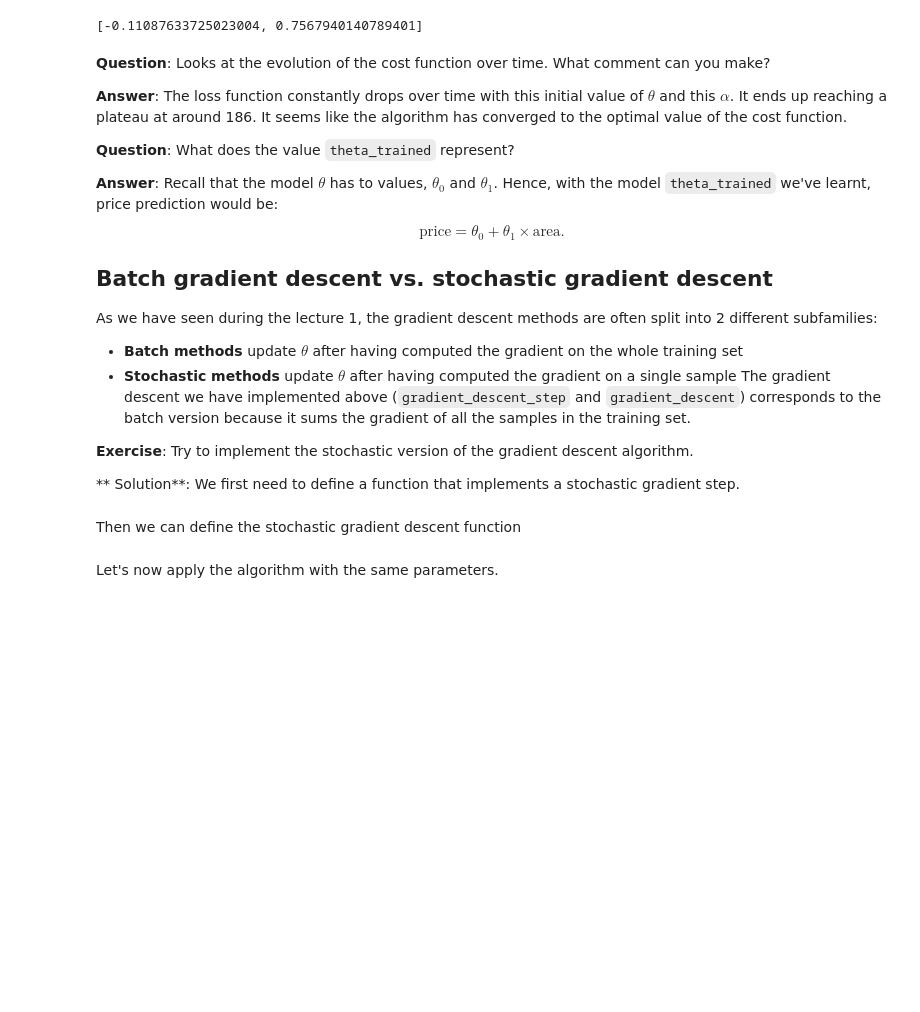
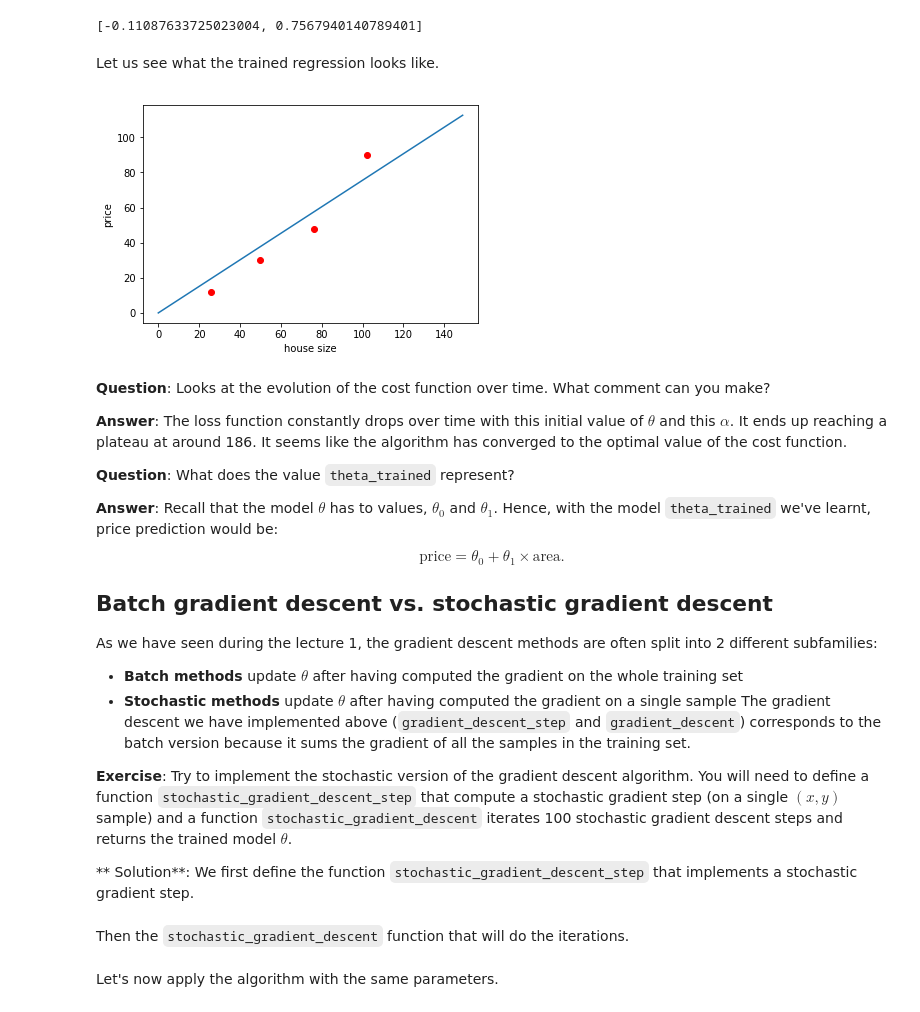
Before and after one commit to azubiolo/lectures, a Jupyter notebook: ml_from_scratch/4_least-squares_continued/least-squares.ipynb, the cells around one changed output. Drawn from its saved outputs; the diff is of its cells as text; code cells hidden in the pictures; blank space fills up the shorter version.

```diff
--- a/ml_from_scratch/4_least-squares_continued/least-squares.ipynb
+++ b/ml_from_scratch/4_least-squares_continued/least-squares.ipynb
@@ -197,6 +210,19 @@ Optimization complete. Final loss = 186.155108016
 theta_trained_gd
 # %% [output]
 [-0.11087633725023004, 0.7567940140789401]
+# %% [markdown]
+Let us see what the trained regression looks like.
+# %%
+houses_sizes = range(150)
+estimated_prices = [theta_trained_gd[0] + house_size * theta_trained_gd[1] for house_size in houses_sizes]
+x1s = [x[1] for x in X]
+plt.plot(houses_sizes, estimated_prices)
+plt.ylabel("price")
+plt.xlabel("house size")
+plt.scatter(x1s, Y, color="red")
+plt.show()
+# %% [output]
+[figure, added]
 # %% [markdown]
 **Question**: Looks at the evolution of the cost function over time. What comment can you make?
 
@@ -213,9 +239,9 @@ As we have seen during the lecture 1, the gradient descent methods are often spl
 - **Stochastic methods** update $\theta$ after having computed the gradient on a single sample
 The gradient descent we have implemented above (`gradient_descent_step` and `gradient_descent`) corresponds to the batch version because it sums the gradient of all the samples in the training set.
 
-**Exercise**: Try to implement the stochastic version of the gradient descent algorithm.
+**Exercise**: Try to implement the stochastic version of the gradient descent algorithm. You will need to define a function `stochastic_gradient_descent_step` that compute a stochastic gradient step (on a single $(x, y)$ sample) and a function `stochastic_gradient_descent` iterates 100 stochastic gradient descent steps and returns the trained model $\theta$.
 
-** Solution**: We first need to define a function that implements a stochastic gradient step.
+** Solution**: We first define the function `stochastic_gradient_descent_step` that implements a stochastic gradient step.
 # %%
 def stochastic_gradient_descent_step(x, y, theta, alpha):
     theta_updated = [0, 0]
@@ -223,8 +249,8 @@ def stochastic_gradient_descent_step(x, y, theta, alpha):
     theta_updated[0] = theta[0] - alpha * grad[0]
     theta_updated[1] = theta[1] - alpha * grad[1]
     return theta_updated
-# %% [markdown]
-Then we can define the stochastic gradient descent function
+# %% [markdown]
+Then the `stochastic_gradient_descent` function that will do the iterations.
 # %%
 def stochastic_gradient_descent(X, Y, alpha):
     theta = [0, 0] # initializing theta with zeros (it can be initialized in another manner)
```
Also changed, not shown: parts of 20 cells of this notebook, 1 other file.
